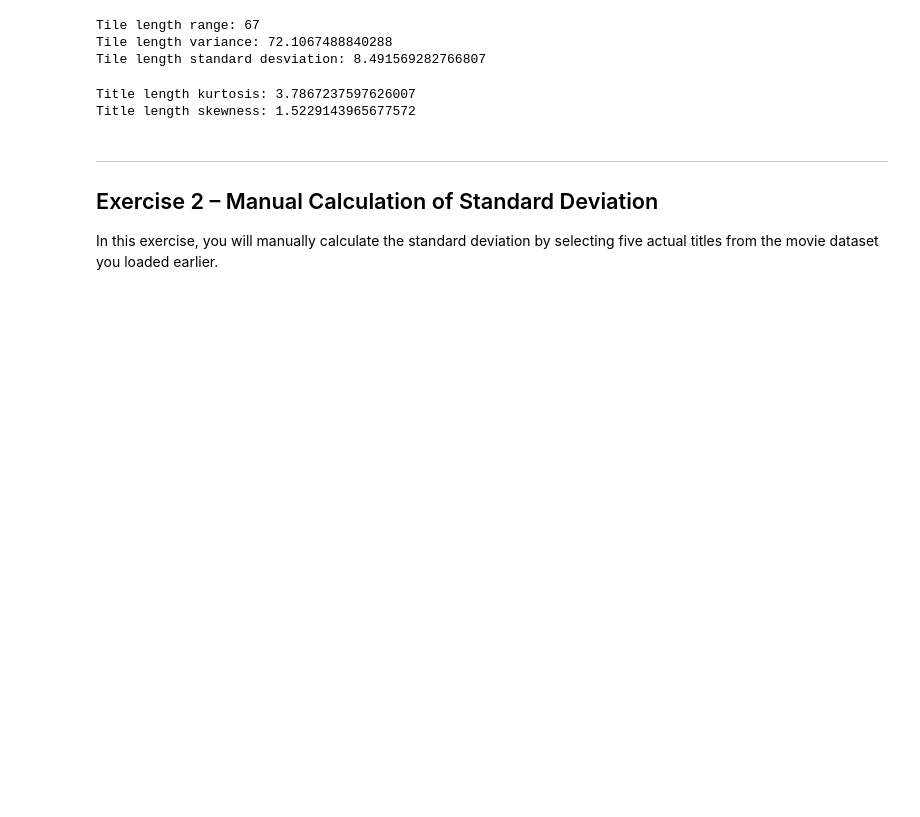
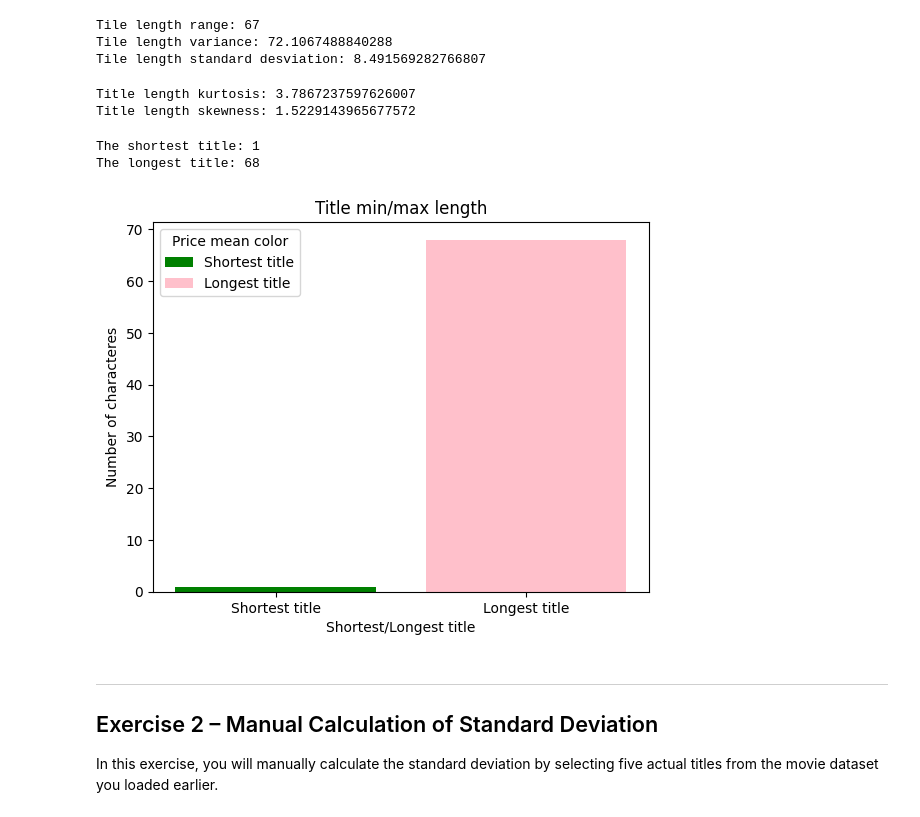
Before and after one commit to Bere333/descriptive-statistics-exercises-project-with-python, a Jupyter notebook: notebook/problems.ipynb, the cells around one changed output. Saved outputs shown, nothing was run; the diff lists cells and outputs as text; code cells hidden in the pictures; blank space fills up the shorter version.

Commit message:
added title's mix and max length

```diff
--- a/notebook/problems.ipynb
+++ b/notebook/problems.ipynb
@@ -96,8 +96,33 @@ Title length kurtosis: 3.7867237597626007
 Title length skewness: 1.5229143965677572
 # %%
 # Print the shortest and longest title based on their length
+shortest_title = tl.to_numpy().min()
+print(f'The shortest title: {shortest_title}')
+
+longest_title = tl.to_numpy().max()
+print(f'The longest title: {longest_title}')
+# %% [output]
+The shortest title: 1
+The longest title: 68
 # %%
 # plot your results
+fig, ax = plt.subplots()
+
+label_price_mean = ['Shortest title', 'Longest title']
+counts = [shortest_title, longest_title]
+bar_labels = ['Shortest title', 'Longest title']
+bar_colors = ['green', 'pink']
+
+ax.bar(label_price_mean, counts, label=bar_labels, color=bar_colors)
+
+ax.set_xlabel('Shortest/Longest title')
+ax.set_ylabel('Number of characteres')
+ax.set_title('Title min/max length')
+ax.legend(title='Price mean color')
+
+plt.show()
+# %% [output]
+[figure, added]
 # %% [markdown]
 ---
 
```
